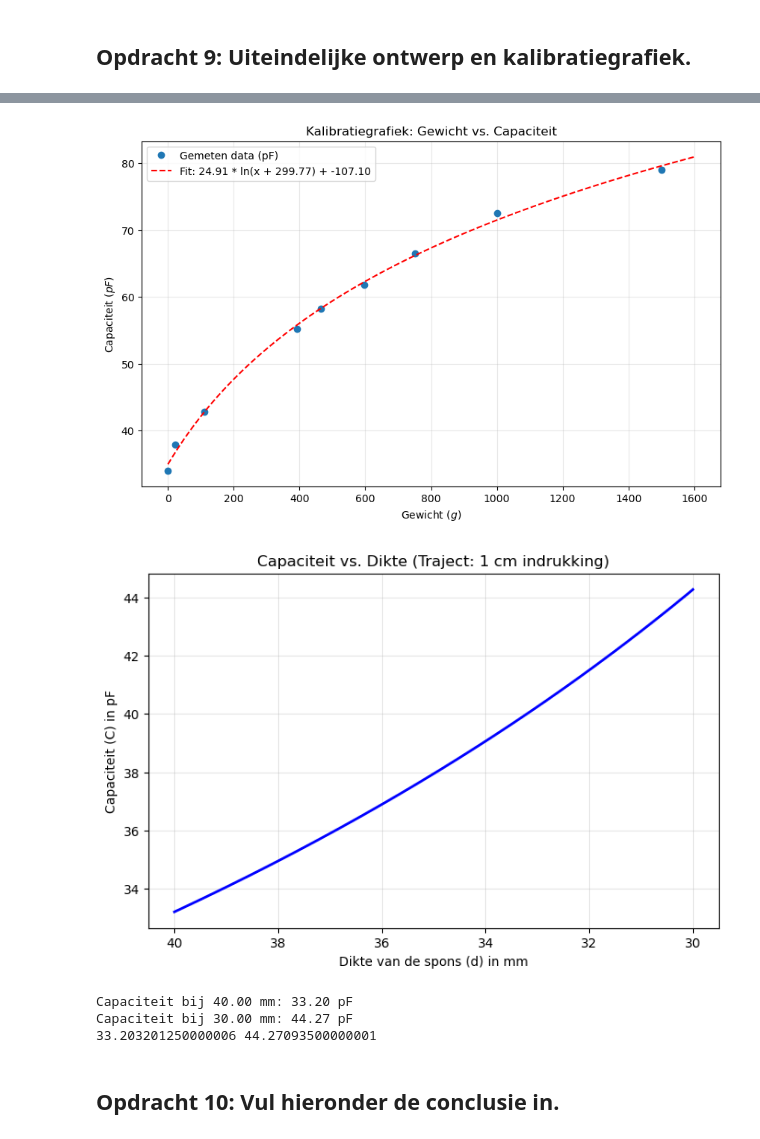
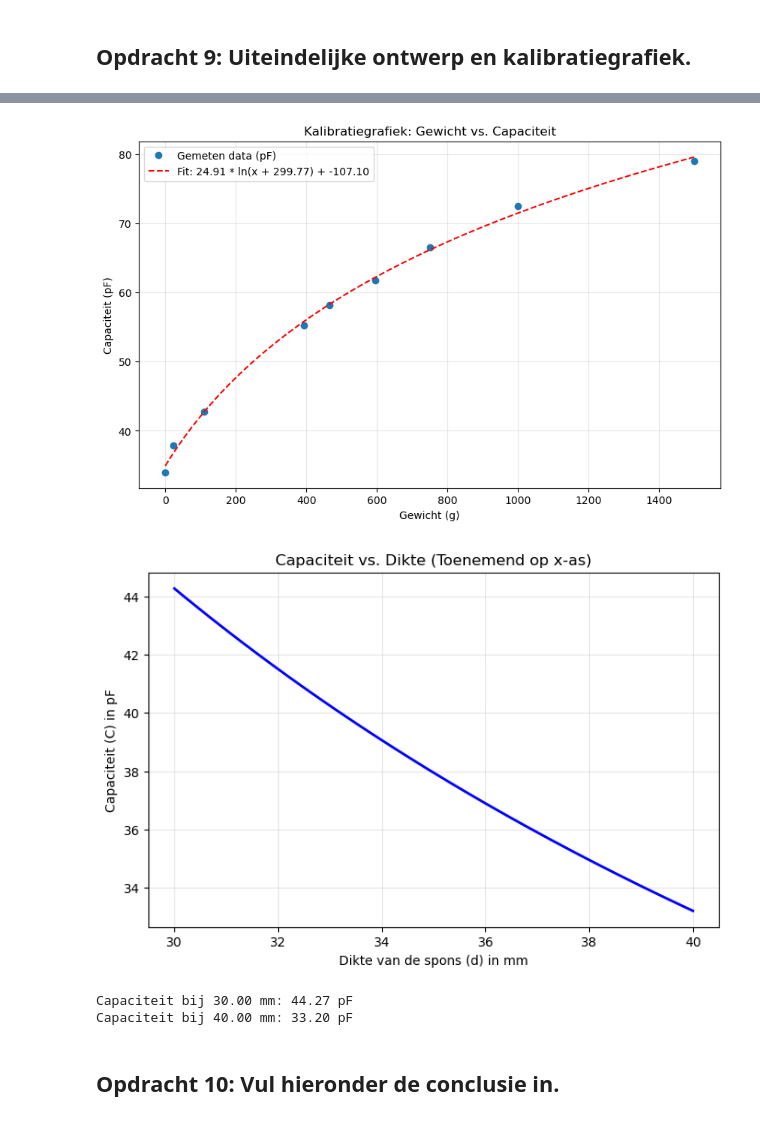
Before and after one commit to WouterAlejandro/opdrachten-DEF-D, a Jupyter notebook: FysiekeOntwerpopdrachten/2OntwerpEenSensorCondensator/DEFOntwerpopdracht2OntwerpEenSensorInvulTemplate.ipynb, the cells around one changed output, grey strips where cells are left out. Cells and saved outputs as stored; diff of their text form; code cells hidden in the pictures.

```diff
--- a/FysiekeOntwerpopdrachten/2OntwerpEenSensorCondensator/DEFOntwerpopdracht2OntwerpEenSensorInvulTemplate.ipynb
+++ b/FysiekeOntwerpopdrachten/2OntwerpEenSensorCondensator/DEFOntwerpopdracht2OntwerpEenSensorInvulTemplate.ipynb
@@ -363,90 +432,73 @@ Een mechanisme of beugel waar de object stabiel op kan staan. Tijdens de metinge
 #### Voeg hier een foto van je uiteindelijke sensor in.
 ![foto sensor](foto11.jpeg)
 # %%
-
+import numpy as np
+import matplotlib.pyplot as plt
 from scipy.optimize import curve_fit
 
-# Data invoeren
+# --- DEEL 1: KALIBRATIE (LOG FIT) ---
 capaciteit_metingen = np.array([34, 55.2, 37.9, 42.8, 66.5, 61.8, 58.2, 72.5, 79])
 gewicht_metingen = np.array([0, 393, 22.2, 111, 750, 596, 465, 1000, 1500])
 
-# Sorteren van de data op gewicht (belangrijk voor een strakke lijn)
 indices = np.argsort(gewicht_metingen)
 x_data = gewicht_metingen[indices]
 y_data = capaciteit_metingen[indices]
 
-# De fit functie
 def log_functie(x, a, b, c):
     return a * np.log(x + b) + c
 
-# we schatten startwaarden:
-# b moet groter zijn dan 0 om log(0) te voorkomen bij x=0
 p0 = [10, 10, 30]
-
-# Uitvoeren van de fit
 popt, pcov = curve_fit(log_functie, x_data, y_data, p0=p0)
 
-
-# Plotten
-fit_gewicht = np.linspace(0, 1600, 100)
 plt.figure(figsize=(10, 6))
-
+fit_gewicht = np.linspace(0, 1500, 100)
 plt.plot(x_data, y_data, 'o', label='Gemeten data (pF)')
 plt.plot(fit_gewicht, log_functie(fit_gewicht, *popt), 'r--',
          label=f'Fit: {popt[0]:.2f} * ln(x + {popt[1]:.2f}) + {popt[2]:.2f}')
-
-plt.xlabel('Gewicht ($g$)')
-plt.ylabel('Capaciteit ($pF$)')
+plt.xlabel('Gewicht (g)')
+plt.ylabel('Capaciteit (pF)')
 plt.title('Kalibratiegrafiek: Gewicht vs. Capaciteit')
 plt.legend()
 plt.grid(True, alpha=0.3)
 plt.show()
-import math
-import matplotlib.pyplot as plt
-import numpy as np
 
-# Constanten
+# --- DEEL 2: THEORETISCH MODEL (CAPACITEIT VS DIKTE) ---
 EPSILON_0 = 8.854187e-12
-EPS_SPONS = 15      # Relatieve permittiviteit van de spons
-A = 0.01            # Oppervlakte (10x10 cm)
+EPS_SPONS = 15
+A = 0.01
 
-# Bereik van de dikte (in meters)
-D_START = 0.04    # 37.5 mm
-D_EIND = 0.03     # 27.5 mm (dus 1 cm ingedrukt)
+D_START = 0.04    # 40 mm (niet ingedrukt)
+D_EIND = 0.03     # 30 mm (1 cm ingedrukt)
 
 def bereken_C(d):
     """Berekent de capaciteit voor een specifieke afstand d"""
     C = (EPS_SPONS * EPSILON_0 * A) / d
-    return C * 1e12  # Omgezet naar pF
+    return C * 1e12  # Naar pF
 
-# Maak een reeks afstanden aan van start naar eind
-diktes = np.linspace(D_START, D_EIND, 100)
+# Hier maken we de reeks van KLEIN (30mm) naar GROOT (40mm)
+diktes = np.linspace(D_EIND, D_START, 100)
 capaciteiten = [bereken_C(d) for d in diktes]
 
-# --- PLOTTEN ---
 plt.figure(figsize=(8, 5))
-plt.plot(diktes * 1000, capaciteiten, color='blue', linewidth=2) # x-as in mm
+plt.plot(diktes * 1000, capaciteiten, color='blue', linewidth=2)
 
-plt.title("Capaciteit vs. Dikte (Traject: 1 cm indrukking)")
+plt.title("Capaciteit vs. Dikte (Toenemend op x-as)")
 plt.xlabel("Dikte van de spons (d) in mm")
 plt.ylabel("Capaciteit (C) in pF")
 plt.grid(True, alpha=0.3)
 
-# Omdat we indrukken, is het logisch om de x-as van groot naar klein te zien
-plt.gca().invert_xaxis()
+# LET OP: plt.gca().invert_xaxis() is hier weggehaald!
 
 plt.show()
 
-# Print de begin- en eindwaarde voor je verslag
+# Output voor verslag
+print(f"Capaciteit bij {D_EIND*1000:.2f} mm: {bereken_C(D_EIND):.2f} pF")
 print(f"Capaciteit bij {D_START*1000:.2f} mm: {bereken_C(D_START):.2f} pF")
-print(f"Capaciteit bij {D_EIND*1000:.2f} mm: {bereken_C(D_EIND):.2f} pF")
-print(min(capaciteiten), max(capaciteiten))
 # %% [output]
-[figure, old version]
+[figure, new version]
-[figure, old version]
+[figure, new version]
+Capaciteit bij 30.00 mm: 44.27 pF
 Capaciteit bij 40.00 mm: 33.20 pF
-Capaciteit bij 30.00 mm: 44.27 pF
-33.203201250000006 44.27093500000001
 # %% [markdown]
 ## Opdracht 10: Vul hieronder de conclusie in.
 # %% [markdown]
```
Also changed, not shown: parts of 7 cells of this notebook.
